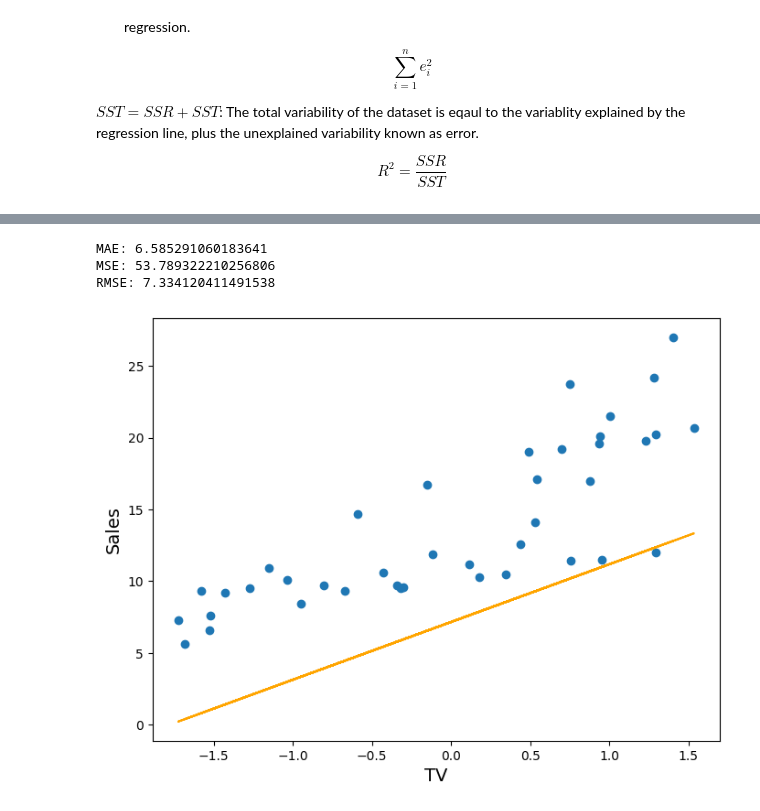
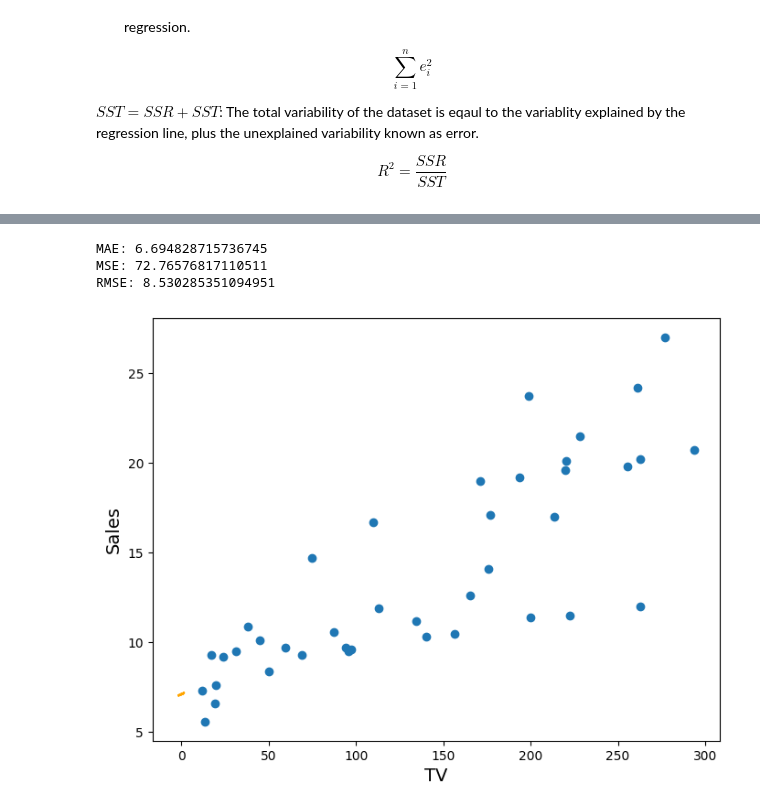
Before and after one commit to muscak/Master-Machine-Learning-Algorithms, a Jupyter notebook: Linear-Algorithms/Linear-Regression/TV_Market.ipynb, the cells around one changed output, grey strips where cells are left out. Cells and saved outputs as stored; diff of their text form; code cells hidden in the pictures.

```diff
--- a/Linear-Algorithms/Linear-Regression/TV_Market.ipynb
+++ b/Linear-Algorithms/Linear-Regression/TV_Market.ipynb
@@ -277,6 +237,3 @@ $$\sum_{i=1}^ne_i^2$$
 $SST = SSR + SST$: The total variability of the dataset is eqaul to the variablity explained by the regression line, plus the unexplained variability known as error.
 
 $$R^2 = \frac{SSR}{SST}$$
-# %%
-df_test['error'] = df_test['Pred'] - df_test['Sales']
-df_test.head()
@@ -290,3 +239,0 @@ df_test.head()
-# %%
-df_test['sq_error'] = df_test['error'].pow(2)
-df_test.head()
@@ -300,19 +240,28 @@ df_test.head()
-# %%
-mae = df_test['error'].abs().sum() / len(df_test)
-mse = df_test['sq_error'].sum() / len(df_test)
-rmse = m.sqrt(mse)
-print('MAE:', mae)
-print('MSE:', mse)
-print('RMSE:', rmse)
-# %% [output]
-MAE: 6.585291060183641
-MSE: 53.789322210256806
-RMSE: 7.334120411491538
+# %%
+def test_b0_b1(df, b0, b1):
+    df['Pred'] = b0 + b1*df['TV']
+    df['error'] = df['Pred'] - df['Sales']
+    df['sq_error'] = df['error'].pow(2)
+    mae = df['error'].abs().sum() / len(df)
+    mse = df['sq_error'].sum() / len(df)
+    rmse = m.sqrt(mse)
+    print('MAE:', mae)
+    print('MSE:', mse)
+    print('RMSE:', rmse)
+
+    plt.scatter(df_test['TV'], df_test['Sales'])
+    fig = plt.plot(df['TV'], df['Pred'], c='orange', label='Regression Line')
+    plt.xlabel('TV', fontsize=14)
+    plt.ylabel('Sales', fontsize=14)
+    plt.show()
 # %%
-plt.scatter(df_test['TV_Transformed'], df_test['Sales'])
-fig = plt.plot(df_test['TV_Transformed'], df_test['Pred'], c='orange', label='Regression Line')
-plt.xlabel('TV', fontsize=14)
-plt.ylabel('Sales', fontsize=14)
-plt.show()
+df_tt = df_test.copy()
+df_tt['TV'] = power_transform(df_test['TV'].values.reshape(-1,1),
+                                             method='yeo-johnson', standardize=True)
+
+test_b0_b1(df_tt, b0, b1)
 # %% [output]
+MAE: 6.694828715736745
+MSE: 72.76576817110511
+RMSE: 8.530285351094951
-[figure, old version]
+[figure, new version]
```
Also changed, not shown: parts of 35 cells of this notebook.
